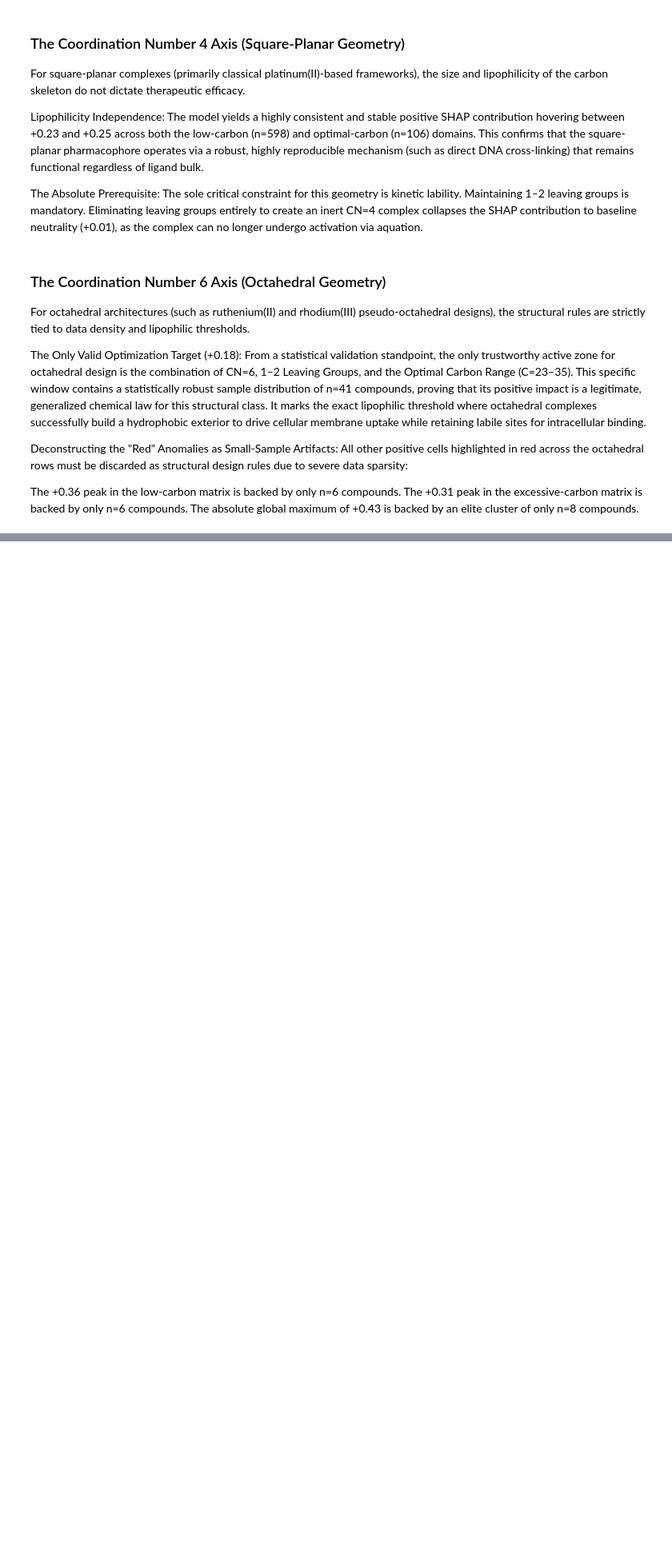
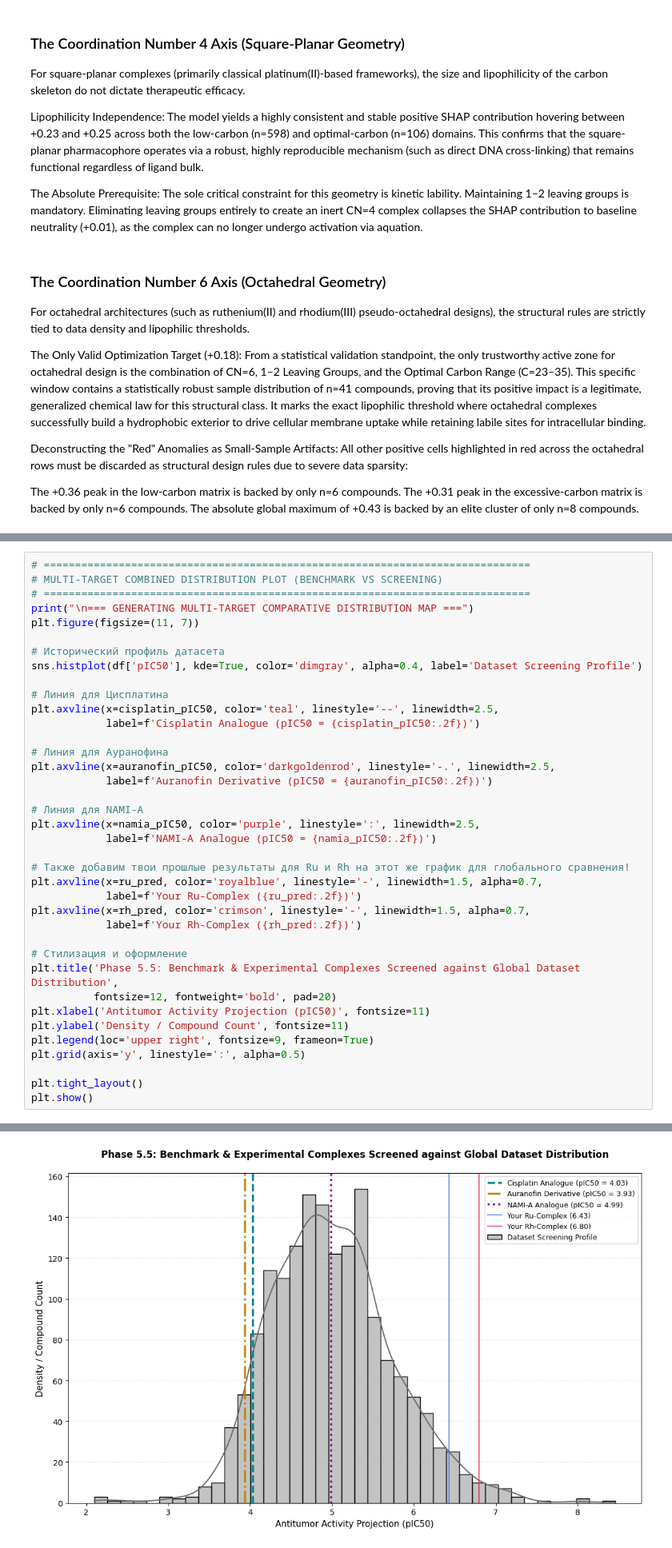
Before and after one commit to iaroslavbelavskii/anticancer-ml-project, a Jupyter notebook: Organimetallic Compounds Anticancer Actitivty ML/phase5_shap_rational_design.ipynb, the cells around one changed output, grey strips where cells are left out. Shown at 80% size. Saved outputs shown, nothing was run; the diff lists cells and outputs as text; blank space fills up the shorter version.

```diff
--- a/Organimetallic Compounds Anticancer Actitivty ML/phase5_shap_rational_design.ipynb
+++ b/Organimetallic Compounds Anticancer Actitivty ML/phase5_shap_rational_design.ipynb
@@ -340,0 +649,39 @@ The absolute global maximum of +0.43 is backed by an elite cluster of only n=8 c
+# %%
+# ==============================================================================
+# MULTI-TARGET COMBINED DISTRIBUTION PLOT (BENCHMARK VS SCREENING)
+# ==============================================================================
+print("\n=== GENERATING MULTI-TARGET COMPARATIVE DISTRIBUTION MAP ===")
+plt.figure(figsize=(11, 7))
+
+# Исторический профиль датасета
+sns.histplot(df['pIC50'], kde=True, color='dimgray', alpha=0.4, label='Dataset Screening Profile')
+
+# Линия для Цисплатина
+plt.axvline(x=cisplatin_pIC50, color='teal', linestyle='--', linewidth=2.5,
+            label=f'Cisplatin Analogue (pIC50 = {cisplatin_pIC50:.2f})')
+
+# Линия для Ауранофина
+plt.axvline(x=auranofin_pIC50, color='darkgoldenrod', linestyle='-.', linewidth=2.5,
+            label=f'Auranofin Derivative (pIC50 = {auranofin_pIC50:.2f})')
+
+# Линия для NAMI-A
+plt.axvline(x=namia_pIC50, color='purple', linestyle=':', linewidth=2.5,
+            label=f'NAMI-A Analogue (pIC50 = {namia_pIC50:.2f})')
+
+# Также добавим твои прошлые результаты для Ru и Rh на этот же график для глобального сравнения!
+plt.axvline(x=ru_pred, color='royalblue', linestyle='-', linewidth=1.5, alpha=0.7,
+            label=f'Your Ru-Complex ({ru_pred:.2f})')
+plt.axvline(x=rh_pred, color='crimson', linestyle='-', linewidth=1.5, alpha=0.7,
+            label=f'Your Rh-Complex ({rh_pred:.2f})')
+
+# Стилизация и оформление
+plt.title('Phase 5.5: Benchmark & Experimental Complexes Screened against Global Dataset Distribution',
+          fontsize=12, fontweight='bold', pad=20)
+plt.xlabel('Antitumor Activity Projection (pIC50)', fontsize=11)
+plt.ylabel('Density / Compound Count', fontsize=11)
+plt.legend(loc='upper right', fontsize=9, frameon=True)
+plt.grid(axis='y', linestyle=':', alpha=0.5)
+
+plt.tight_layout()
+plt.show()
+# %% [output]
@@ -340,0 +689 @@ The absolute global maximum of +0.43 is backed by an elite cluster of only n=8 c
+[figure, added]
```
Also changed, not shown: parts of 14 cells of this notebook.
